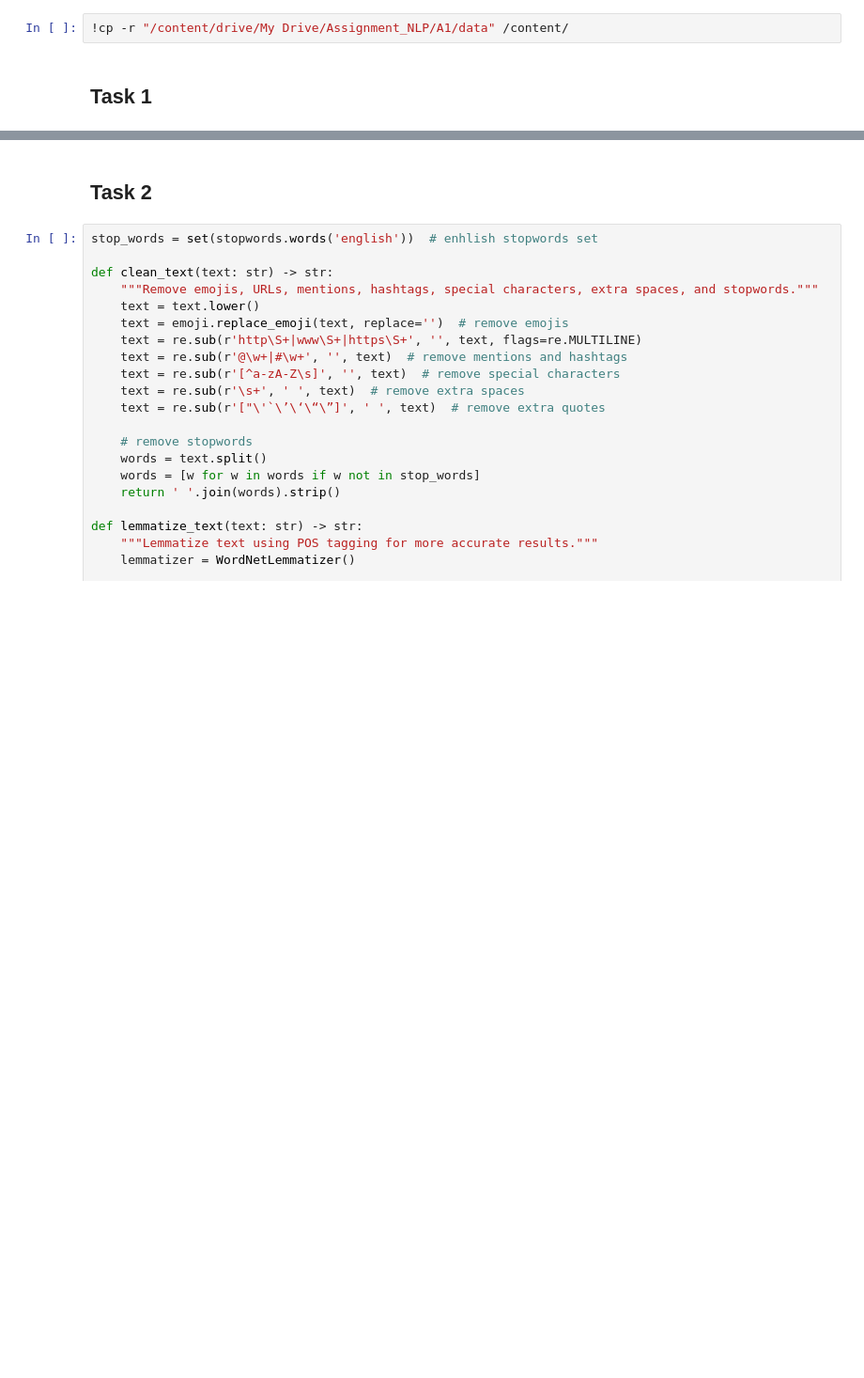
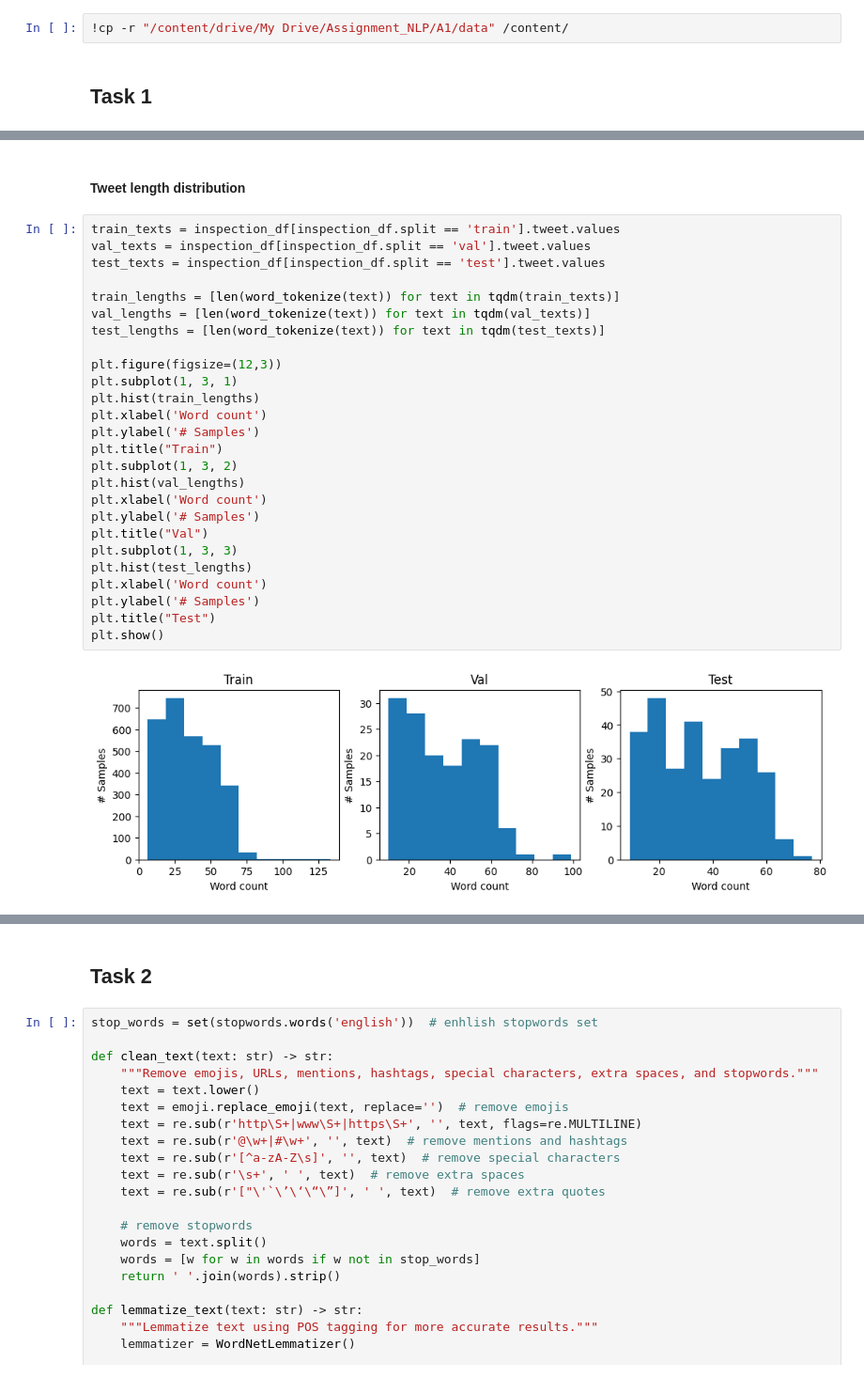
Before and after one commit to mattialodi0/progNLP, a Jupyter notebook: assignment-1/draft.ipynb, the cells around one changed output, grey strips where cells are left out. Shown at 94% size. Cells and saved outputs as stored; diff of their text form; blank space fills up the shorter version.

```diff
--- a/assignment-1/draft.ipynb
+++ b/assignment-1/draft.ipynb
@@ -121,0 +175,30 @@ train_df_np.head()
+# %% [markdown]
+#### Tweet length distribution
+# %%
+train_texts = inspection_df[inspection_df.split == 'train'].tweet.values
+val_texts = inspection_df[inspection_df.split == 'val'].tweet.values
+test_texts = inspection_df[inspection_df.split == 'test'].tweet.values
+
+train_lengths = [len(word_tokenize(text)) for text in tqdm(train_texts)]
+val_lengths = [len(word_tokenize(text)) for text in tqdm(val_texts)]
+test_lengths = [len(word_tokenize(text)) for text in tqdm(test_texts)]
+
+plt.figure(figsize=(12,3))
+plt.subplot(1, 3, 1)
+plt.hist(train_lengths)
+plt.xlabel('Word count')
+plt.ylabel('# Samples')
+plt.title("Train")
+plt.subplot(1, 3, 2)
+plt.hist(val_lengths)
+plt.xlabel('Word count')
+plt.ylabel('# Samples')
+plt.title("Val")
+plt.subplot(1, 3, 3)
+plt.hist(test_lengths)
+plt.xlabel('Word count')
+plt.ylabel('# Samples')
+plt.title("Test")
+plt.show()
+# %% [output]
+[figure, added]
```
Also changed, not shown: parts of 17 cells of this notebook.
